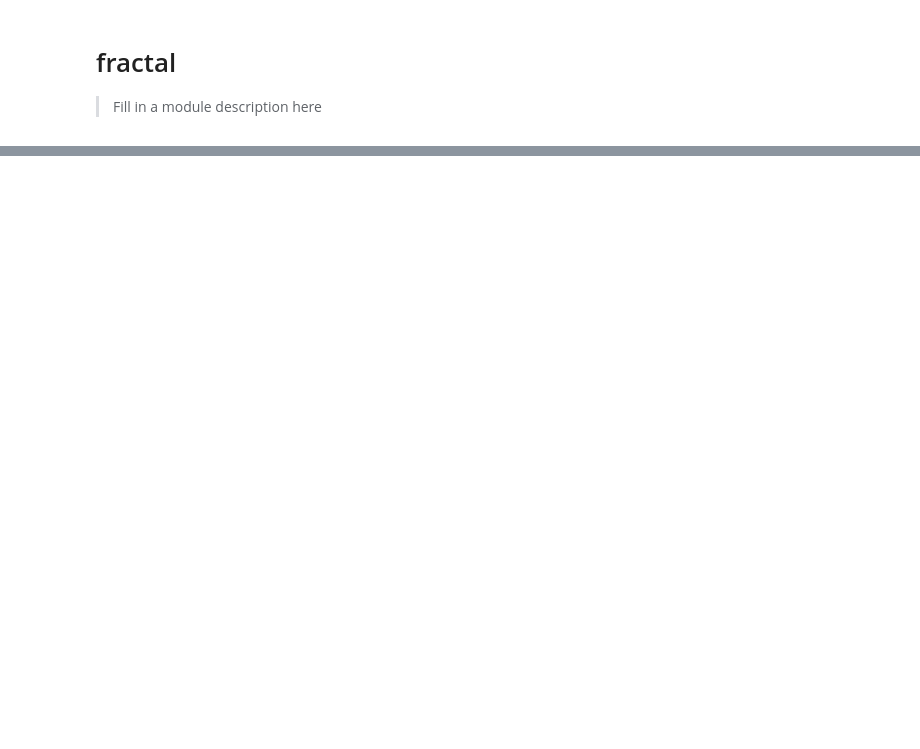
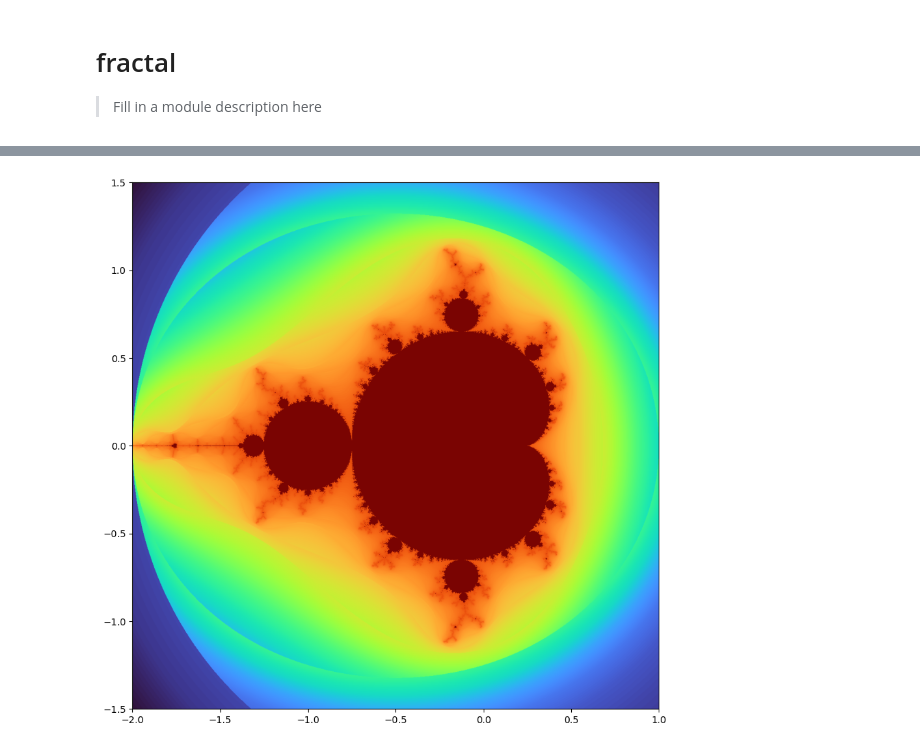
Before and after one commit to eandreas/fractalart, a Jupyter notebook: nbs/fractals/01_fractal.ipynb, the cells around one changed output, grey strips where cells are left out. Cells and saved outputs as stored; diff of their text form; code cells hidden in the pictures; blank space fills up the shorter version.

```diff
--- a/nbs/fractals/01_fractal.ipynb
+++ b/nbs/fractals/01_fractal.ipynb
@@ -61,0 +153,10 @@ import nbdev; nbdev.nbdev_export()
+# %%
+%%time
+m = Mandelbrot()
+m.resolution = 1200, 1200
+m.max_iter = 100
+m.render()
+m.equalize_histogram()
+m.plot()
+# %% [output]
+[figure, added]
```
Also changed, not shown: parts of 6 cells of this notebook, 2 other files.
